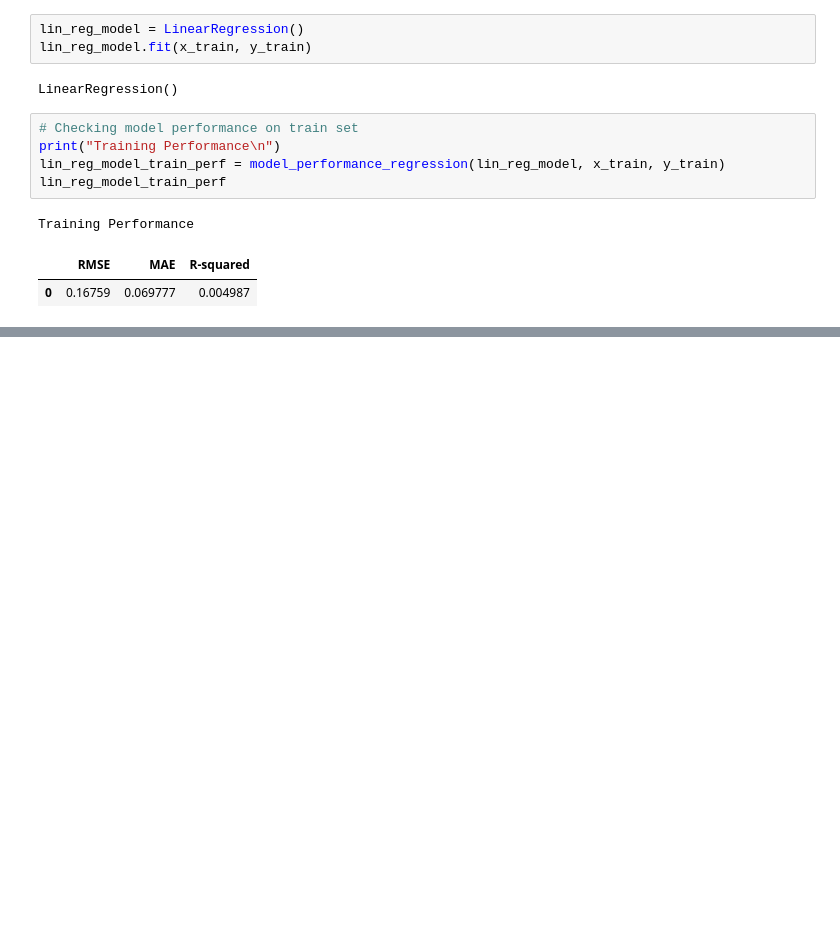
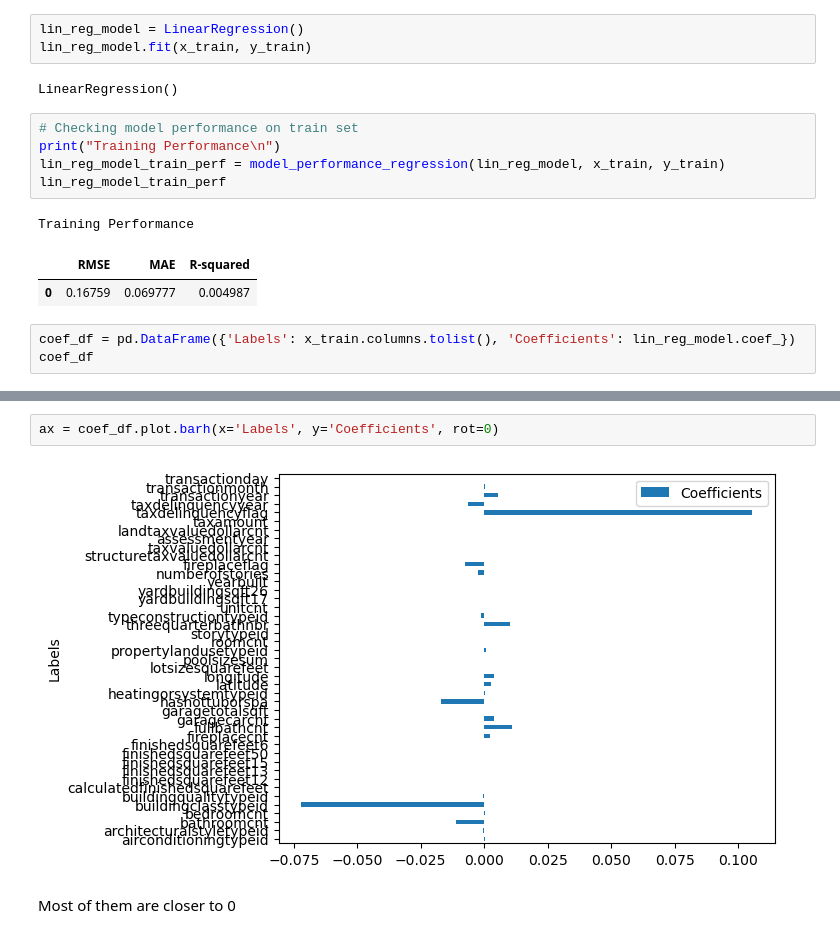
Before and after one commit to nariastoro/ml_projects, a Jupyter notebook: zillow-prize-1/zillow_notebook.ipynb, the cells around one changed output, grey strips where cells are left out. Cells and saved outputs as stored; diff of their text form; blank space fills up the shorter version.

Commit message:
Checking coefficients

```diff
--- a/zillow-prize-1/zillow_notebook.ipynb
+++ b/zillow-prize-1/zillow_notebook.ipynb
@@ -369,3 +375,6 @@ lin_reg_model_train_perf
 Training Performance
 |  | RMSE | MAE | R-squared |
 | 0 | 0.16759 | 0.069777 | 0.004987 |
+# %%
+coef_df = pd.DataFrame({'Labels': x_train.columns.tolist(), 'Coefficients': lin_reg_model.coef_})
+coef_df
@@ -371,0 +399,6 @@ Training Performance
+# %%
+ax = coef_df.plot.barh(x='Labels', y='Coefficients', rot=0)
+# %% [output]
+[figure, added]
+# %% [markdown]
+Most of them are closer to 0
```
Also changed, not shown: parts of 4 cells of this notebook.
